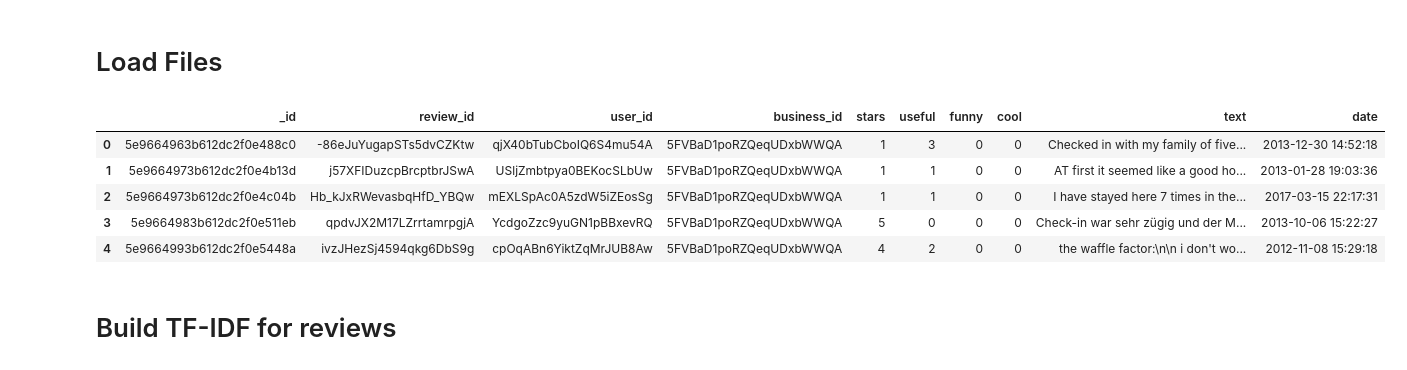
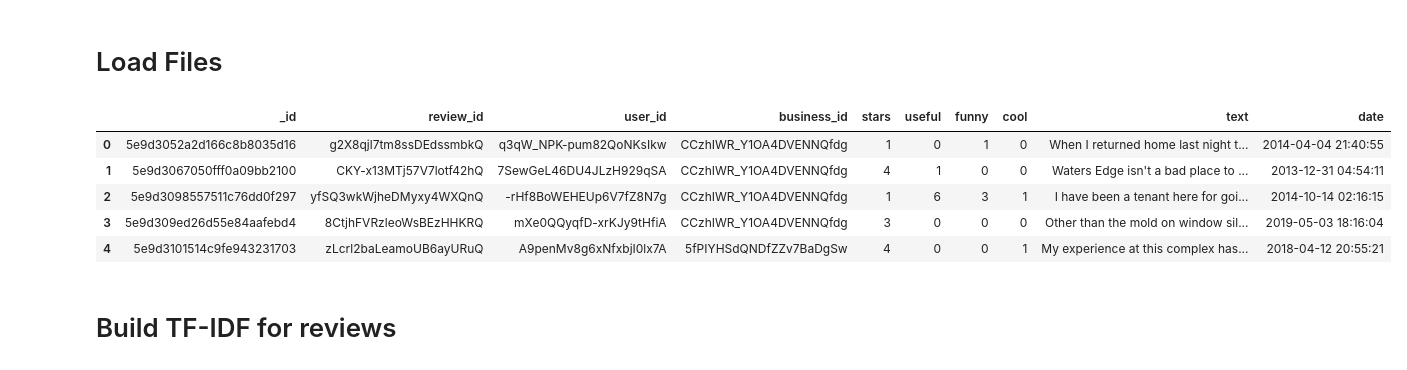
Before and after one commit to jjr2040/sr-taller2, a Jupyter notebook: preprocessing/ContentBasedFiltering.ipynb, the cells around one changed output. Drawn from its saved outputs; the diff is of its cells as text; code cells hidden in the pictures.

```diff
--- a/preprocessing/ContentBasedFiltering.ipynb
+++ b/preprocessing/ContentBasedFiltering.ipynb
@@ -14,15 +14,15 @@ from sklearn.feature_extraction.text import TfidfTransformer
 # %% [markdown]
 # Load Files
 # %%
-kn_reviews_df = pd.read_json("../data/businesses_neighbours_reviews.json",lines=True)
+kn_reviews_df = pd.read_json("../businesses_neighbours_reviews.json",lines=True)
 kn_reviews_df.head()
 # %% [output]
 |  | _id | review_id | user_id | business_id | stars | useful | funny | cool | text | date |
-| 0 | 5e9664963b612dc2f0e488c0 | -86eJuYugapSTs5dvCZKtw | qjX40bTubCboIQ6S4mu54A | 5FVBaD1poRZQeqUDxbWWQA | 1 | 3 | 0 | 0 | Checked in with my family of five... | 2013-12-30 14:52:18 |
-| 1 | 5e9664973b612dc2f0e4b13d | j57XFIDuzcpBrcptbrJSwA | USljZmbtpya0BEKocSLbUw | 5FVBaD1poRZQeqUDxbWWQA | 1 | 1 | 0 | 0 | AT first it seemed like a good ho... | 2013-01-28 19:03:36 |
-| 2 | 5e9664973b612dc2f0e4c04b | Hb_kJxRWevasbqHfD_YBQw | mEXLSpAc0A5zdW5iZEosSg | 5FVBaD1poRZQeqUDxbWWQA | 1 | 1 | 0 | 0 | I have stayed here 7 times in the... | 2017-03-15 22:17:31 |
-| 3 | 5e9664983b612dc2f0e511eb | qpdvJX2M17LZrrtamrpgjA | YcdgoZzc9yuGN1pBBxevRQ | 5FVBaD1poRZQeqUDxbWWQA | 5 | 0 | 0 | 0 | Check-in war sehr zügig und der M... | 2013-10-06 15:22:27 |
-| 4 | 5e9664993b612dc2f0e5448a | ivzJHezSj4594qkg6DbS9g | cpOqABn6YiktZqMrJUB8Aw | 5FVBaD1poRZQeqUDxbWWQA | 4 | 2 | 0 | 0 | the waffle factor:\n\n i don't wo... | 2012-11-08 15:29:18 |
+| 0 | 5e9d3052a2d166c8b8035d16 | g2X8qjl7tm8ssDEdssmbkQ | q3qW_NPK-pum82QoNKsIkw | CCzhIWR_Y1OA4DVENNQfdg | 1 | 0 | 1 | 0 | When I returned home last night t... | 2014-04-04 21:40:55 |
+| 1 | 5e9d3067050fff0a09bb2100 | CKY-x13MTj57V7lotf42hQ | 7SewGeL46DU4JLzH929qSA | CCzhIWR_Y1OA4DVENNQfdg | 4 | 1 | 0 | 0 | Waters Edge isn't a bad place to ... | 2013-12-31 04:54:11 |
+| 2 | 5e9d3098557511c76dd0f297 | yfSQ3wkWjheDMyxy4WXQnQ | -rHf8BoWEHEUp6V7fZ8N7g | CCzhIWR_Y1OA4DVENNQfdg | 1 | 6 | 3 | 1 | I have been a tenant here for goi... | 2014-10-14 02:16:15 |
+| 3 | 5e9d309ed26d55e84aafebd4 | 8CtjhFVRzleoWsBEzHHKRQ | mXe0QQyqfD-xrKJy9tHfiA | CCzhIWR_Y1OA4DVENNQfdg | 3 | 0 | 0 | 0 | Other than the mold on window sil... | 2019-05-03 18:16:04 |
+| 4 | 5e9d3101514c9fe943231703 | zLcrl2baLeamoUB6ayURuQ | A9penMv8g6xNfxbjI0lx7A | 5fPIYHSdQNDfZZv7BaDgSw | 4 | 0 | 0 | 1 | My experience at this complex has... | 2018-04-12 20:55:21 |
 # %% [markdown]
 # Build TF-IDF for reviews
 # %%
```
Also changed, not shown: parts of 18 cells of this notebook.
